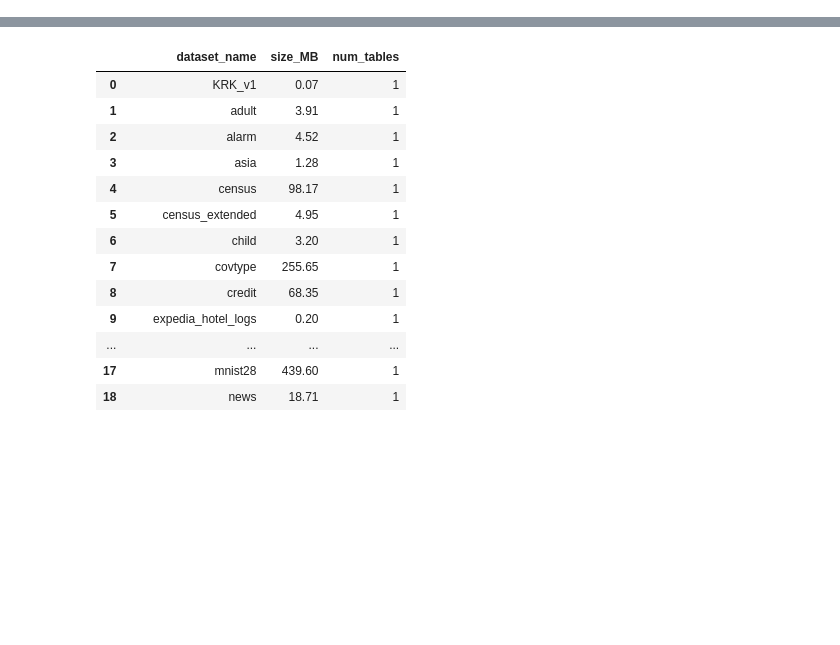
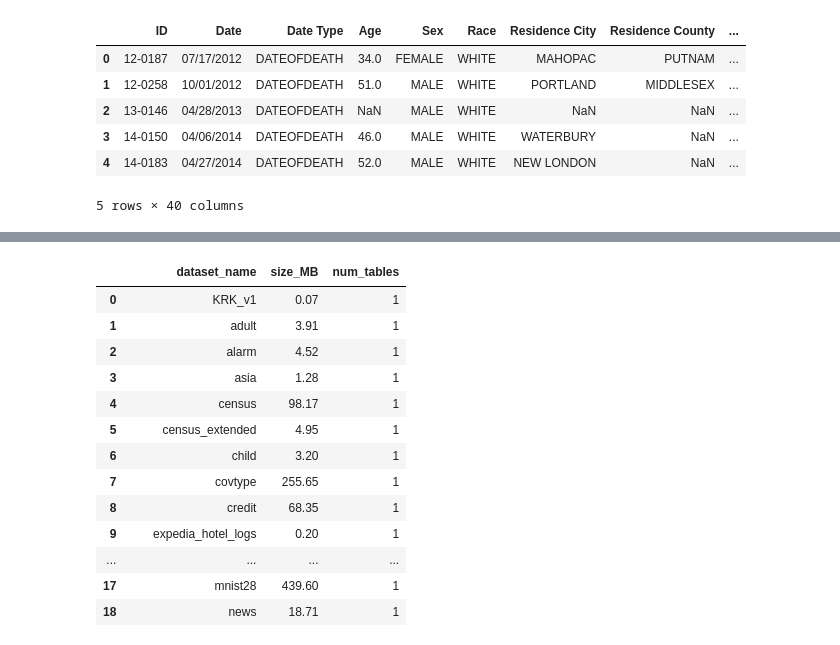
Before and after one commit to dsaidgovsg/benchmarking-synthetic-data-generators, a Jupyter notebook: notebooks/dataset_profiling.ipynb, the cells around one changed output, grey strips where cells are left out. Saved outputs shown, nothing was run; the diff lists cells and outputs as text; code cells hidden in the pictures; blank space fills up the shorter version.

```diff
--- a/notebooks/dataset_profiling.ipynb
+++ b/notebooks/dataset_profiling.ipynb
@@ -4,0 +43,10 @@ import pandas as pd
+# %%
+real_data.head()
+# %% [output]
+|  | ID | Date | Date Type | Age | Sex | Race | Residence City | Residence County | ... |
+| 0 | 12-0187 | 07/17/2012 | DATEOFDEATH | 34.0 | FEMALE | WHITE | MAHOPAC | PUTNAM | ... |
+| 1 | 12-0258 | 10/01/2012 | DATEOFDEATH | 51.0 | MALE | WHITE | PORTLAND | MIDDLESEX | ... |
+| 2 | 13-0146 | 04/28/2013 | DATEOFDEATH | NaN | MALE | WHITE | NaN | NaN | ... |
+| 3 | 14-0150 | 04/06/2014 | DATEOFDEATH | 46.0 | MALE | WHITE | WATERBURY | NaN | ... |
+| 4 | 14-0183 | 04/27/2014 | DATEOFDEATH | 52.0 | MALE | WHITE | NEW LONDON | NaN | ... |
+5 rows × 40 columns
```
Also changed, not shown: parts of 10 cells of this notebook, 8 other files.
